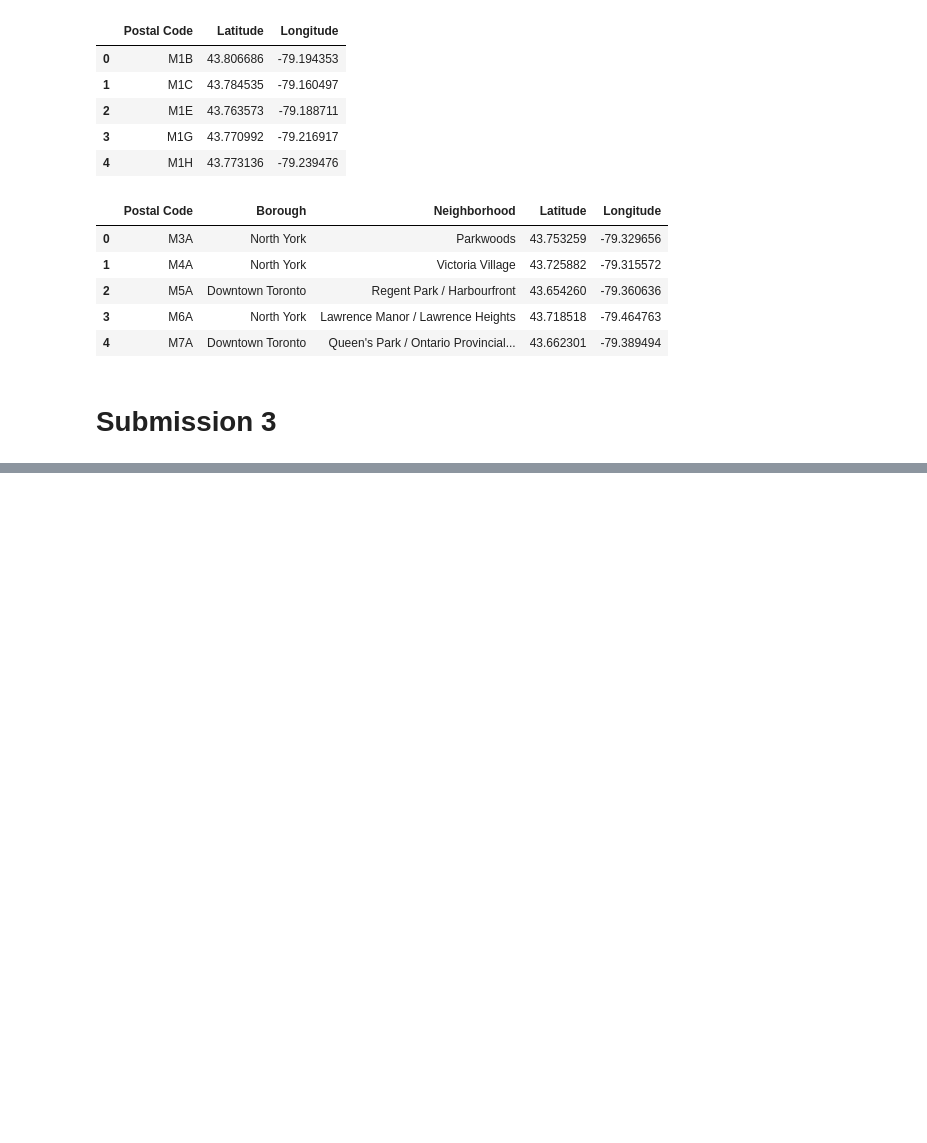
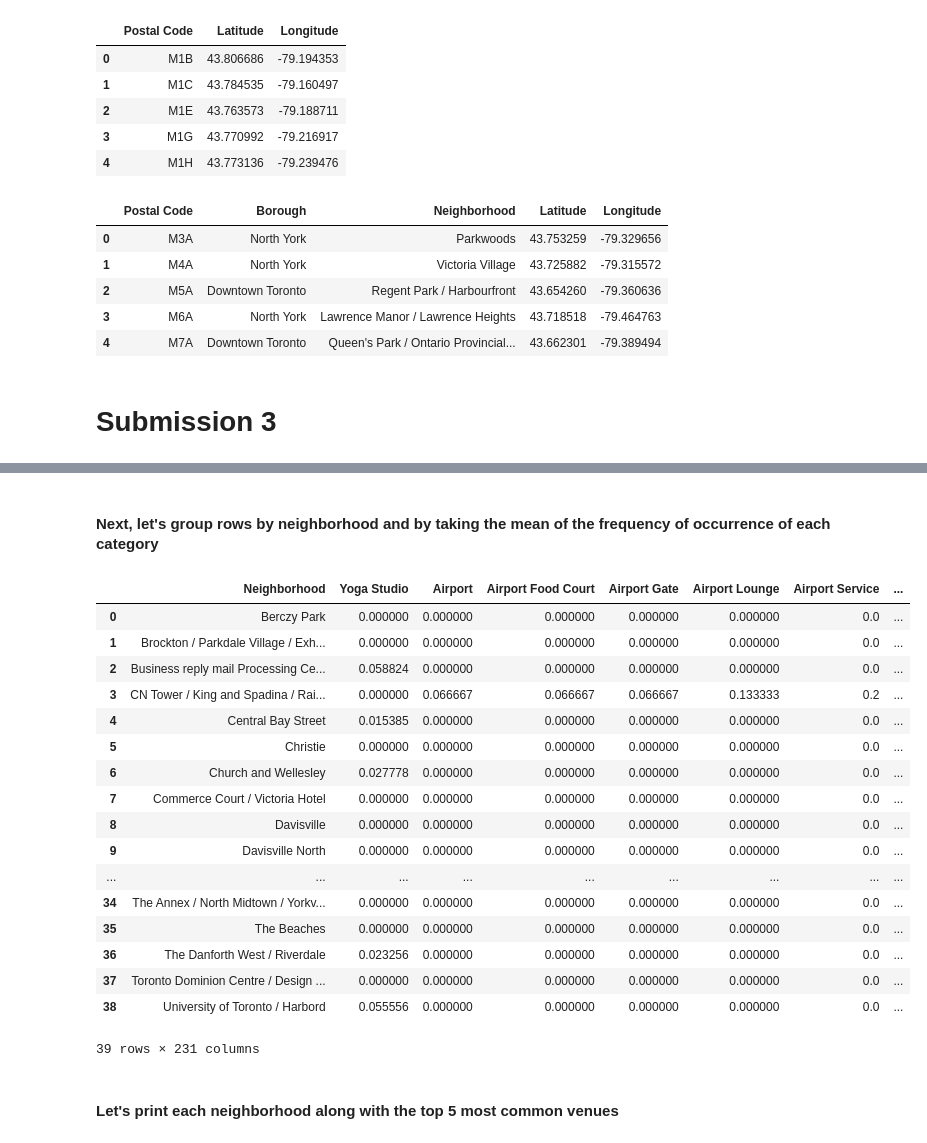
Before and after one commit to MisterPineapple/Coursera_Capstone, a Jupyter notebook: applied-data-science-capstone.ipynb, the cells around one changed output, grey strips where cells are left out. Drawn from its saved outputs; the diff is of its cells as text; code cells hidden in the pictures; blank space fills up the shorter version.

```diff
--- a/applied-data-science-capstone.ipynb
+++ b/applied-data-science-capstone.ipynb
@@ -93,0 +227,3 @@ table2.head()
+# %%
+results = requests.get(url).json()
+results
@@ -93,0 +264,16 @@ table2.head()
+# %%
+venues = results['response']['groups'][0]['items']
+
+nearby_venues = json_normalize(venues) # flatten JSON
+
+# filter columns
+filtered_columns = ['venue.name', 'venue.categories', 'venue.location.lat', 'venue.location.lng']
+nearby_venues =nearby_venues.loc[:, filtered_columns]
+
+# filter the category for each row
+nearby_venues['venue.categories'] = nearby_venues.apply(get_category_type, axis=1)
+
+# clean columns
+nearby_venues.columns = [col.split(".")[-1] for col in nearby_venues.columns]
+
+nearby_venues.head()
@@ -93,0 +333,5 @@ table2.head()
+# %%
+toronto_venues = getNearbyVenues(names=toronto_data['Neighborhood'],
+                                   latitudes=toronto_data['Latitude'],
+                                   longitudes=toronto_data['Longitude']
+                                  )
@@ -93,0 +400,12 @@ table2.head()
+# %%
+# one hot encoding
+toronto_onehot = pd.get_dummies(toronto_venues[['Venue Category']], prefix="", prefix_sep="")
+
+# add neighborhood column back to dataframe
+toronto_onehot['Neighborhood'] = toronto_venues['Neighborhood']
+
+# move neighborhood column to the first column
+fixed_columns = [toronto_onehot.columns[-1]] + list(toronto_onehot.columns[:-1])
+toronto_onehot = toronto_onehot[fixed_columns]
+
+toronto_onehot.head()
@@ -93,0 +420,26 @@ table2.head()
+# %% [markdown]
+#### Next, let's group rows by neighborhood and by taking the mean of the frequency of occurrence of each category
+# %%
+toronto_grouped = toronto_onehot.groupby('Neighborhood').mean().reset_index()
+toronto_grouped
+# %% [output]
+|  | Neighborhood | Yoga Studio | Airport | Airport Food Court | Airport Gate | Airport Lounge | Airport Service | ... |
+| 0 | Berczy Park | 0.000000 | 0.000000 | 0.000000 | 0.000000 | 0.000000 | 0.0 | ... |
+| 1 | Brockton / Parkdale Village / Exh... | 0.000000 | 0.000000 | 0.000000 | 0.000000 | 0.000000 | 0.0 | ... |
+| 2 | Business reply mail Processing Ce... | 0.058824 | 0.000000 | 0.000000 | 0.000000 | 0.000000 | 0.0 | ... |
+| 3 | CN Tower / King and Spadina / Rai... | 0.000000 | 0.066667 | 0.066667 | 0.066667 | 0.133333 | 0.2 | ... |
+| 4 | Central Bay Street | 0.015385 | 0.000000 | 0.000000 | 0.000000 | 0.000000 | 0.0 | ... |
+| 5 | Christie | 0.000000 | 0.000000 | 0.000000 | 0.000000 | 0.000000 | 0.0 | ... |
+| 6 | Church and Wellesley | 0.027778 | 0.000000 | 0.000000 | 0.000000 | 0.000000 | 0.0 | ... |
+| 7 | Commerce Court / Victoria Hotel | 0.000000 | 0.000000 | 0.000000 | 0.000000 | 0.000000 | 0.0 | ... |
+| 8 | Davisville | 0.000000 | 0.000000 | 0.000000 | 0.000000 | 0.000000 | 0.0 | ... |
+| 9 | Davisville North | 0.000000 | 0.000000 | 0.000000 | 0.000000 | 0.000000 | 0.0 | ... |
+| ... | ... | ... | ... | ... | ... | ... | ... | ... |
+| 34 | The Annex / North Midtown / Yorkv... | 0.000000 | 0.000000 | 0.000000 | 0.000000 | 0.000000 | 0.0 | ... |
+| 35 | The Beaches | 0.000000 | 0.000000 | 0.000000 | 0.000000 | 0.000000 | 0.0 | ... |
+| 36 | The Danforth West / Riverdale | 0.023256 | 0.000000 | 0.000000 | 0.000000 | 0.000000 | 0.0 | ... |
+| 37 | Toronto Dominion Centre / Design ... | 0.000000 | 0.000000 | 0.000000 | 0.000000 | 0.000000 | 0.0 | ... |
+| 38 | University of Toronto / Harbord | 0.055556 | 0.000000 | 0.000000 | 0.000000 | 0.000000 | 0.0 | ... |
+39 rows × 231 columns
+# %% [markdown]
+#### Let's print each neighborhood along with the top 5 most common venues
```
Also changed, not shown: parts of 53 cells of this notebook.
